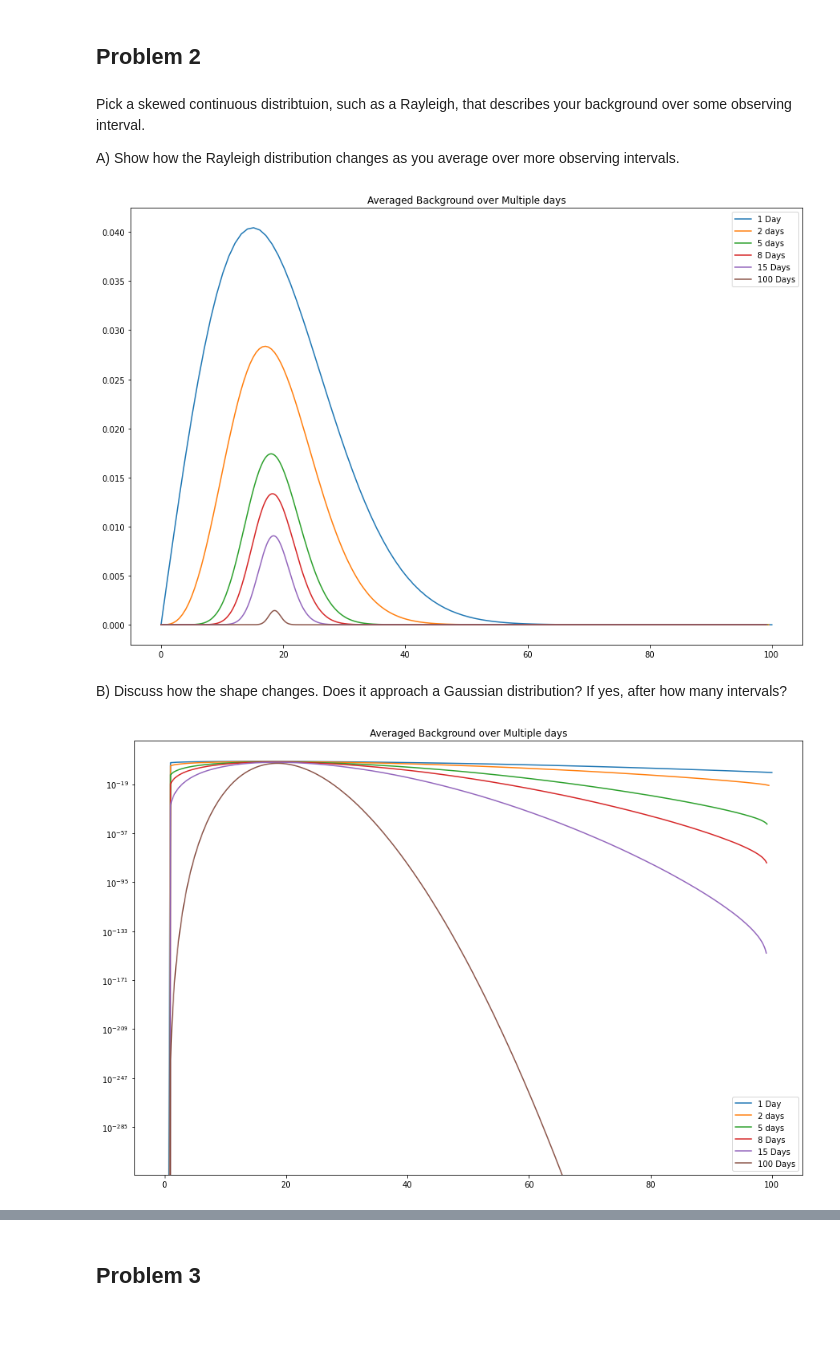
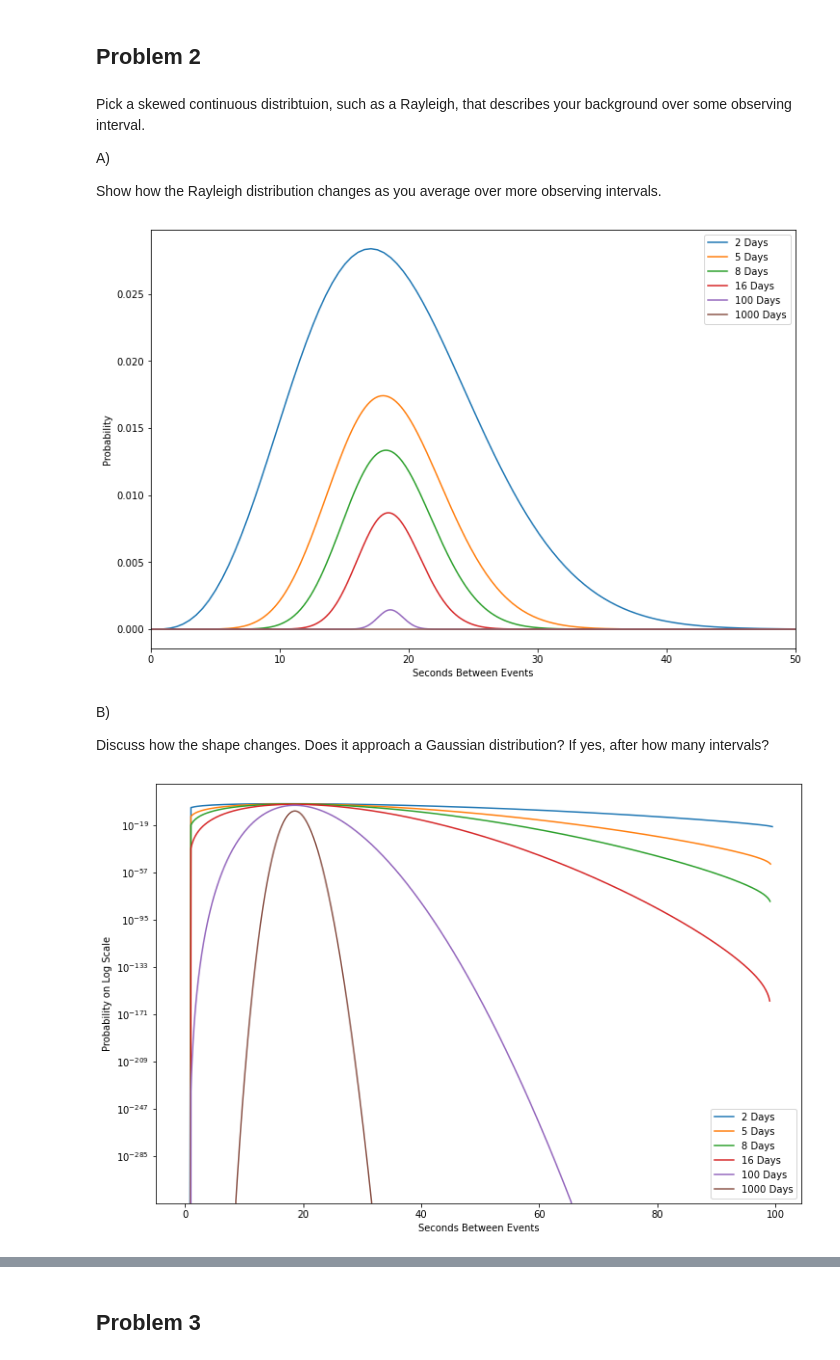
Before and after one commit to ciaramw0/phys434, a Jupyter notebook: Lab_2.ipynb, the cells around one changed output, grey strips where cells are left out. Drawn from its saved outputs; the diff is of its cells as text; code cells hidden in the pictures; blank space fills up the shorter version.

```diff
--- a/Lab_2.ipynb
+++ b/Lab_2.ipynb
@@ -8,7 +8,7 @@ import scipy
 from scipy import stats
 import matplotlib
 import matplotlib.pyplot as plt
-plt.rcParams["figure.figsize"] = (15,10)
+plt.rcParams["figure.figsize"] = (12, 8)
 # %% [markdown]
 ## Problem 1
 # %% [markdown]
@@ -102,9 +125,9 @@ As we approach the average of 100 days it is clear that the distribution has bec
 # %%
-plt.semilogy(np.linspace(0, len(sum_8), len(sum_8))/8, sum_8, label = '5 Days')
-plt.semilogy(np.linspace(0, len(sum_16), len(sum_16))/16, sum_16, label = '16 Days')
-plt.semilogy(np.linspace(0, len(sum_30), len(sum_30))/30, sum_30, label = '30 Days')
-plt.semilogy(np.linspace(0, len(sum_100), len(sum_100))/100, sum_100, label = '100 Days')
+for i in range(len(sums)):
+    plt.semilogy(np.linspace(0, len(sums[i]), len(sums[i]))/days[i], sums[i], label = str(days[i]) + " Days")
 plt.legend()
-plt.title('Average Background for Multiple Days on Semilog Plot')
+plt.xlabel('Average Number of Cosmic Rays')
+plt.ylabel('Probability on Log Scale')
+plt.title('Average Cosmic Rays on Semilog')
 plt.show()
 # %% [output]
@@ -128,40 +153,39 @@ Probability of seeing 18 gamma rays after 2 days is:  0.9908421428347561  which
 # %% [markdown]
 Pick a skewed continuous distribtuion, such as a Rayleigh, that describes your background over some observing interval.
 
-A) Show how the Rayleigh distribution changes as you average over more observing intervals.
+A)
+
+Show how the Rayleigh distribution changes as you average over more observing intervals.
 # %%
+# Make a Rayleigh distribution
 x = np.linspace(0, 100, 100)
 bg = stats.rayleigh.pdf(x, scale = 15)
 
-bg_2 = mult_conv(bg, 2)
-bg_5 = mult_conv(bg, 5)
-bg_8 = mult_conv(bg, 8)
-bg_15 = mult_conv(bg, 15)
-bg_100 = mult_conv(bg, 100)
+days = [2, 5, 8, 16, 100, 1000]
+sums = []
+for i in range(len(days)):
+    sums.append(mult_conv(bg, days[i]))
 
-plt.plot(x, bg, label = '1 Day')
-plt.plot(np.linspace(0, len(bg_2), len(bg_2))/2, bg_2, label = '2 days')
-plt.plot(np.linspace(0, len(bg_5), len(bg_5))/5, bg_5, label = '5 days')
-plt.plot(np.linspace(0, len(bg_8), len(bg_8))/8, bg_8, label = '8 Days')
-plt.plot(np.linspace(0, len(bg_15), len(bg_15))/15, bg_15, label = '15 Days')
-plt.plot(np.linspace(0, len(bg_100), len(bg_100))/100, bg_100, label = '100 Days')
-plt.title('Averaged Background over Multiple days')
+for i in range(len(sums)):
+    plt.plot(np.linspace(0, len(sums[i]), len(sums[i]))/days[i], sums[i], label = str(days[i]) + " Days")
 plt.legend()
+plt.xlabel('Seconds Between Events')
+plt.ylabel('Probability')
+plt.xlim([0, 50])
 plt.show()
 # %% [output]
-[figure, old version]
+[figure, new version]
 # %% [markdown]
-B) Discuss how the shape changes. Does it approach a Gaussian distribution? If yes, after how many intervals?
+B)
+
+Discuss how the shape changes. Does it approach a Gaussian distribution? If yes, after how many intervals?
 # %%
-plt.semilogy(x, bg, label = '1 Day')
-plt.semilogy(np.linspace(0, len(bg_2), len(bg_2))/2, bg_2, label = '2 days')
-plt.semilogy(np.linspace(0, len(bg_5), len(bg_5))/5, bg_5, label = '5 days')
-plt.semilogy(np.linspace(0, len(bg_8), len(bg_8))/8, bg_8, label = '8 Days')
-plt.semilogy(np.linspace(0, len(bg_15), len(bg_15))/15, bg_15, label = '15 Days')
-plt.semilogy(np.linspace(0, len(bg_100), len(bg_100))/100, bg_100, label = '100 Days')
-plt.title('Averaged Background over Multiple days')
+for i in range(len(sums)):
+    plt.semilogy(np.linspace(0, len(sums[i]), len(sums[i]))/days[i], sums[i], label = str(days[i]) + " Days")
 plt.legend()
+plt.xlabel('Seconds Between Events')
+plt.ylabel('Probability on Log Scale')
 plt.show()
 # %% [output]
-[figure, old version]
+[figure, new version]
 # %% [markdown]
```
Also changed, not shown: parts of 39 cells of this notebook.
